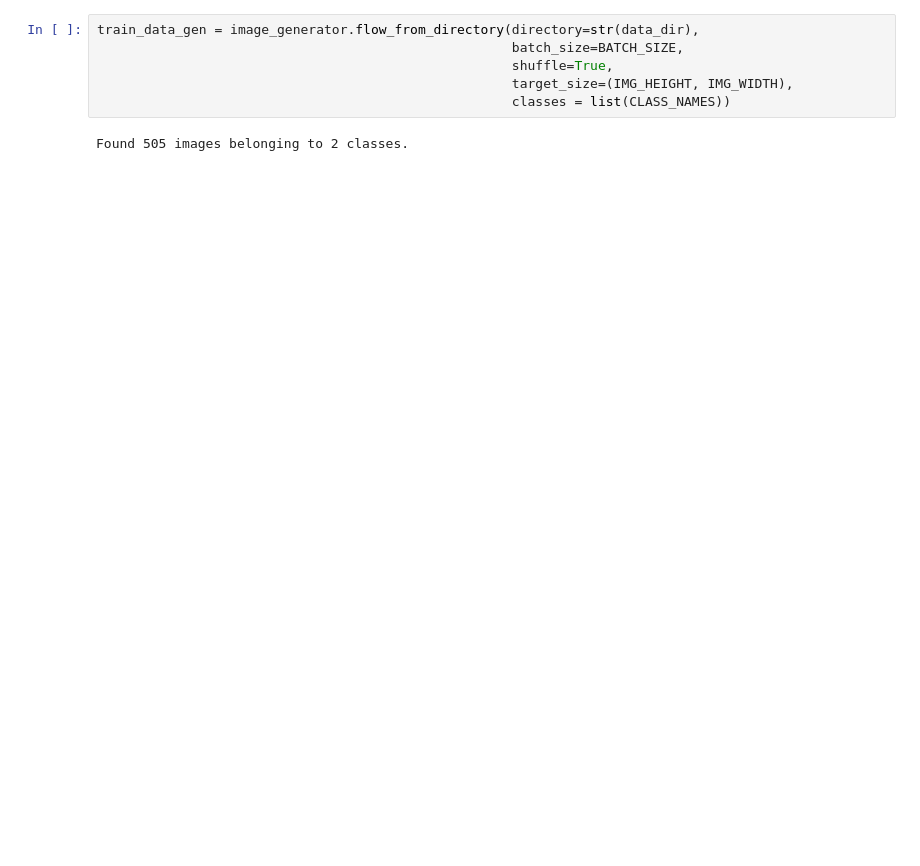
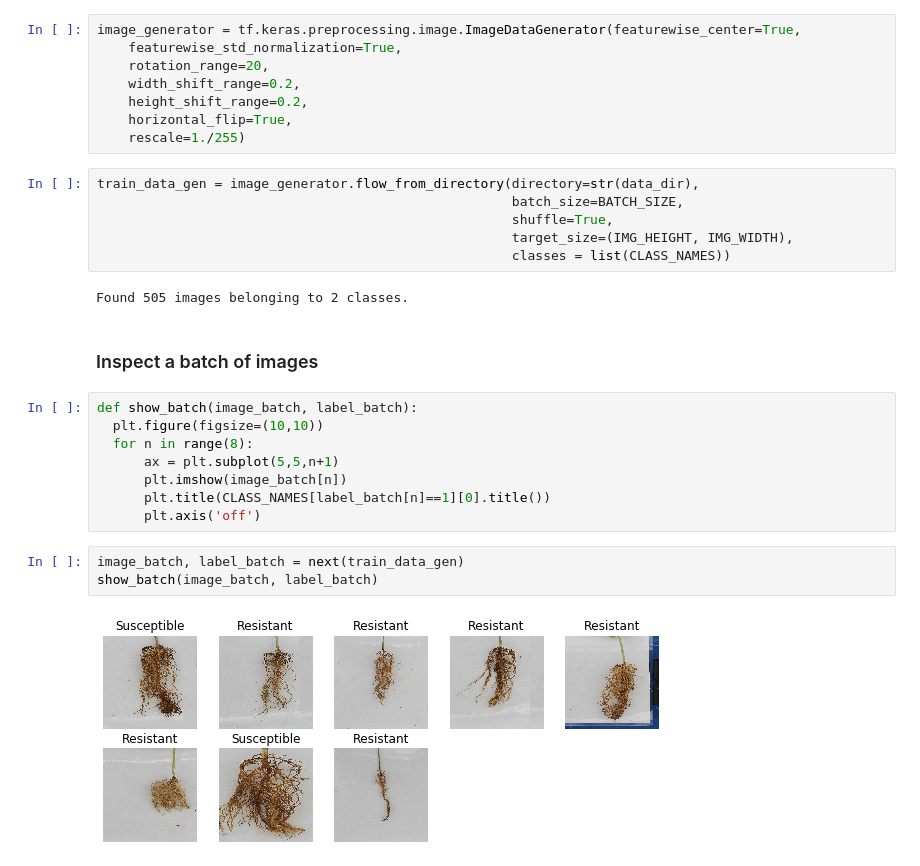
Before and after one commit to azibit/Soybean-Root-Image-Classifier, a Jupyter notebook: notebooks/TensorFlow Soybean Root Image Classification.ipynb, the cells around one changed output. Saved outputs shown, nothing was run; the diff lists cells and outputs as text; blank space fills up the shorter version.

```diff
--- a/notebooks/TensorFlow Soybean Root Image Classification.ipynb
+++ b/notebooks/TensorFlow Soybean Root Image Classification.ipynb
@@ -62,6 +66,14 @@ BATCH_SIZE = 8
 IMG_HEIGHT = 512
 IMG_WIDTH = 512
 STEPS_PER_EPOCH = np.ceil(image_count/BATCH_SIZE)
+# %%
+image_generator = tf.keras.preprocessing.image.ImageDataGenerator(featurewise_center=True,
+    featurewise_std_normalization=True,
+    rotation_range=20,
+    width_shift_range=0.2,
+    height_shift_range=0.2,
+    horizontal_flip=True,
+    rescale=1./255)
 # %%
 train_data_gen = image_generator.flow_from_directory(directory=str(data_dir),
                                                      batch_size=BATCH_SIZE,
@@ -70,3 +82,18 @@ train_data_gen = image_generator.flow_from_directory(directory=str(data_dir),
                                                      classes = list(CLASS_NAMES))
 # %% [output]
 Found 505 images belonging to 2 classes.
+# %% [markdown]
+### Inspect a batch of images
+# %%
+def show_batch(image_batch, label_batch):
+  plt.figure(figsize=(10,10))
+  for n in range(8):
+      ax = plt.subplot(5,5,n+1)
+      plt.imshow(image_batch[n])
+      plt.title(CLASS_NAMES[label_batch[n]==1][0].title())
+      plt.axis('off')
+# %%
+image_batch, label_batch = next(train_data_gen)
+show_batch(image_batch, label_batch)
+# %% [output]
+[figure, added]
```
Also changed, not shown: parts of 15 cells of this notebook, 1 other file.
